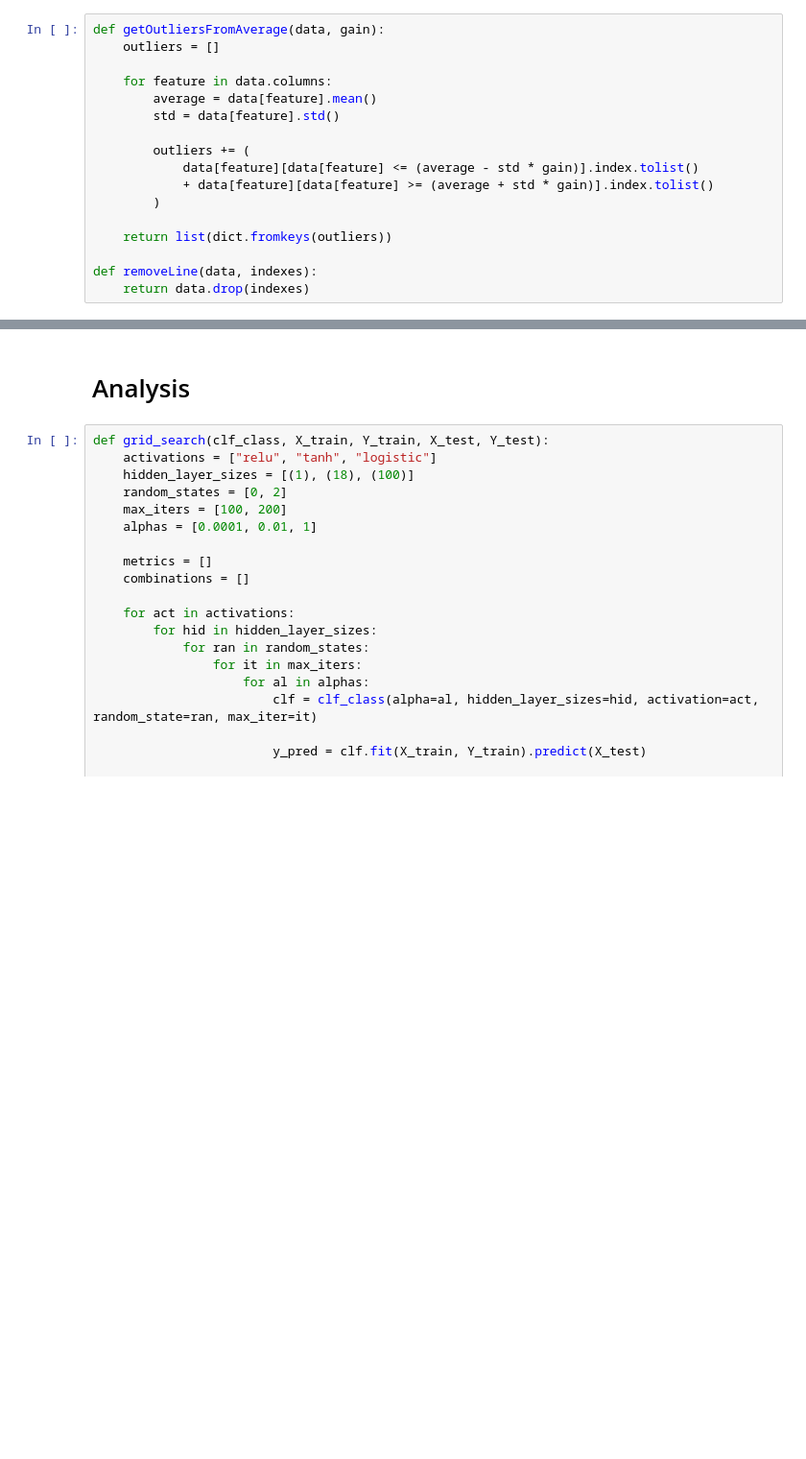
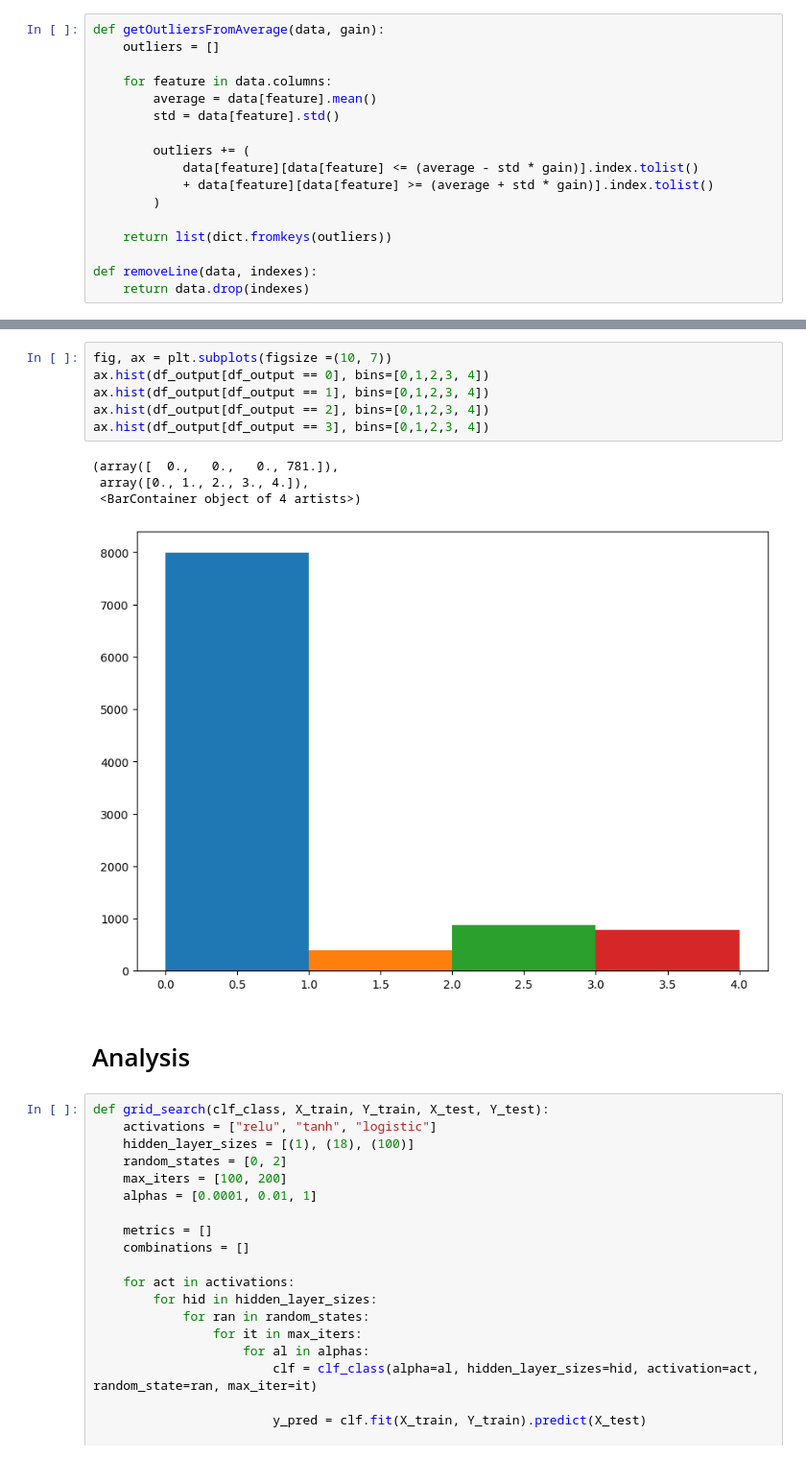
Before and after one commit to brunomcebola/CInt-Project, a Jupyter notebook: Proj1.1.ipynb, the cells around one changed output, grey strips where cells are left out. Shown at 96% size. Saved outputs shown, nothing was run; the diff lists cells and outputs as text; blank space fills up the shorter version.

```diff
--- a/Proj1.1.ipynb
+++ b/Proj1.1.ipynb
@@ -166,3 +228,14 @@ plt.show()
+# %%
+fig, ax = plt.subplots(figsize =(10, 7))
+ax.hist(df_output[df_output == 0], bins=[0,1,2,3, 4])
+ax.hist(df_output[df_output == 1], bins=[0,1,2,3, 4])
+ax.hist(df_output[df_output == 2], bins=[0,1,2,3, 4])
+ax.hist(df_output[df_output == 3], bins=[0,1,2,3, 4])
+# %% [output]
+(array([  0.,   0.,   0., 781.]),
+ array([0., 1., 2., 3., 4.]),
+ <BarContainer object of 4 artists>)
+[figure, added]
 # %% [markdown]
 # Analysis
 # %%
```
Also changed, not shown: parts of 21 cells of this notebook, 8 other files.
